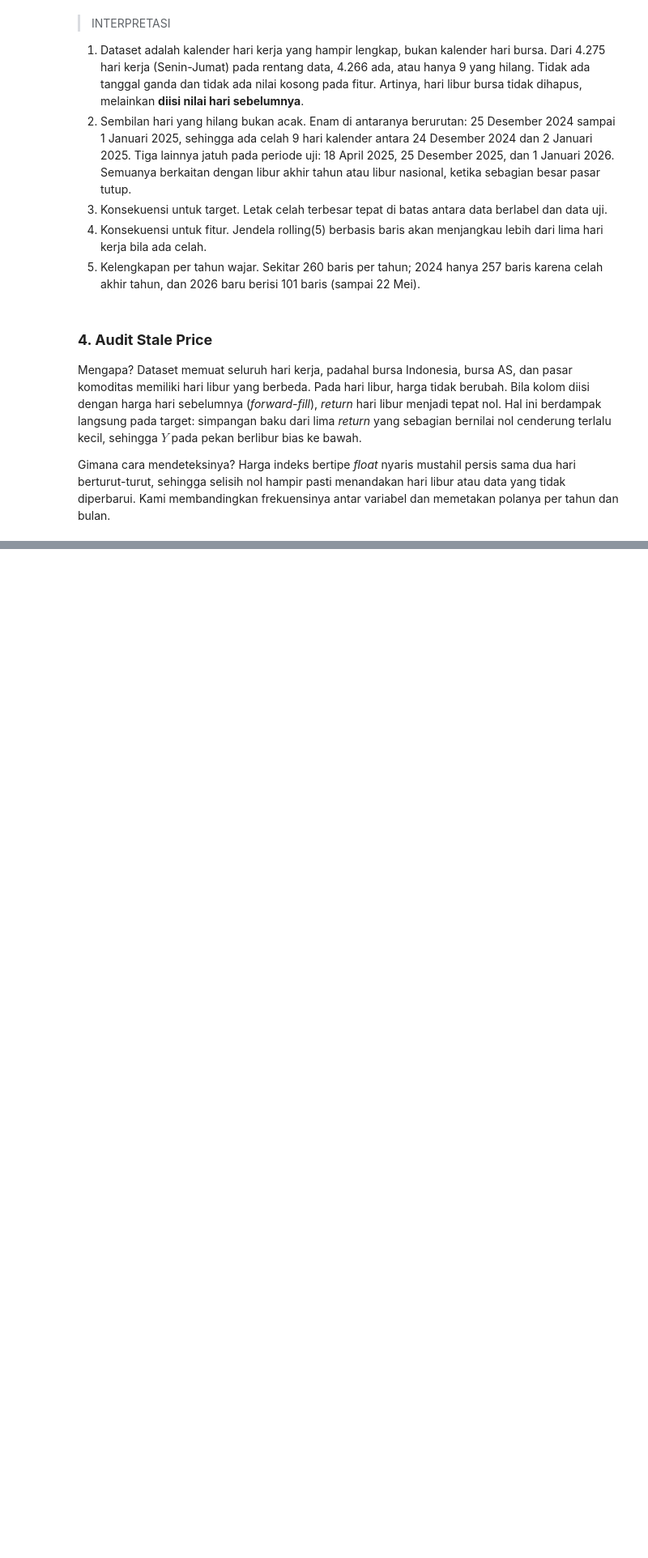
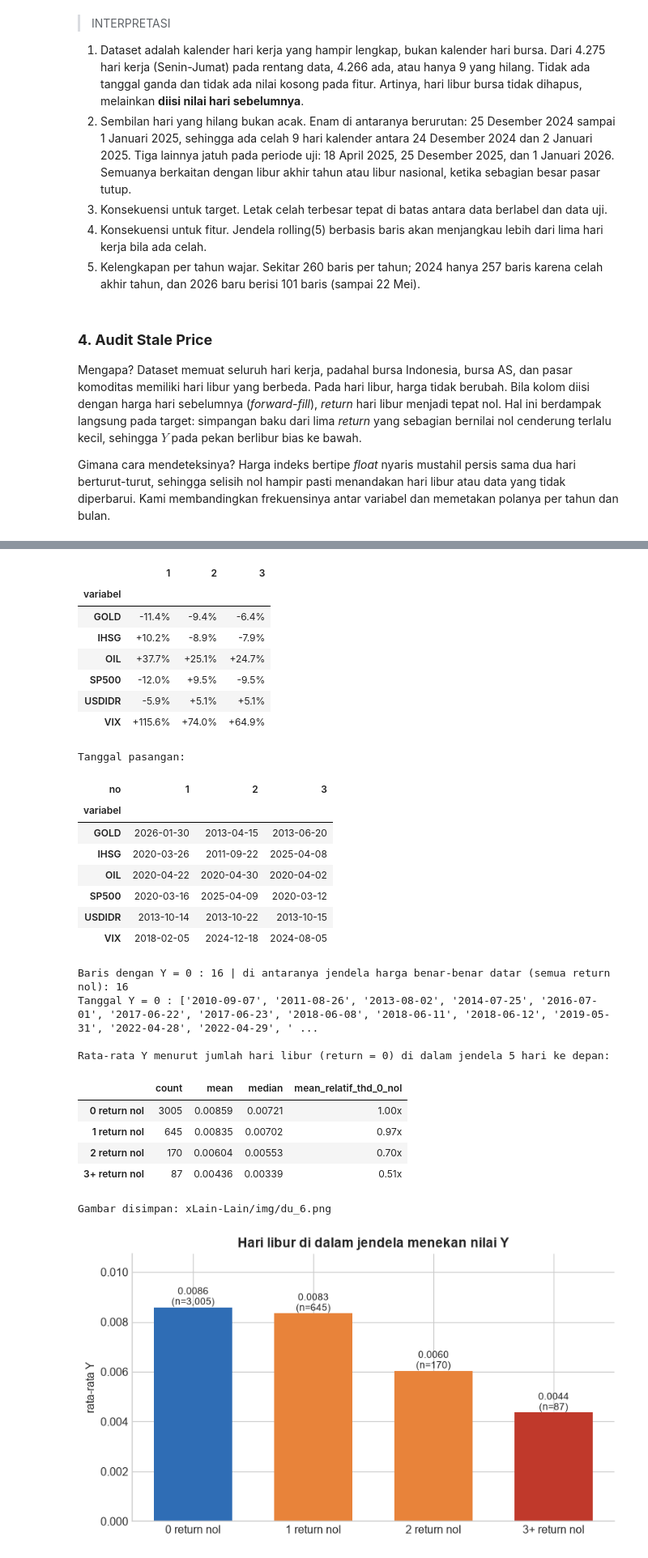
Before and after one commit to g3raldatsc/inception2026, a Jupyter notebook: Notebook/2_data_understanding.ipynb, the cells around one changed output, grey strips where cells are left out. Shown at 81% size. Drawn from its saved outputs; the diff is of its cells as text; code cells hidden in the pictures; blank space fills up the shorter version.

```diff
--- a/Notebook/2_data_understanding.ipynb
+++ b/Notebook/2_data_understanding.ipynb
@@ -292,0 +615,43 @@ Gambar disimpan: xLain-Lain/img/du_1.png
+# %%
+# peristiwa nyata banding kesalahan data
+
+clean_px = df[["GOLD", "SP500", "IHSG", "VIX"]].assign(USDIDR=usd_clean)    # USDIDR setelah koreksi
+oil_ret = df["OIL"].diff() / df["OIL"].shift().abs()
+oil_ret[(df["OIL"] <= 0) | (df["OIL"].shift() <= 0)] = np.nan   # tidak terdefinisi pada harga <= 0
+
+rets = clean_px.pct_change().assign(OIL=oil_ret)
+top = []
+for c in ["IHSG", "SP500", "USDIDR", "GOLD", "OIL", "VIX"]:
+    for d, v in rets[c].abs().nlargest(3).items():
+        top.append({"variabel": c, "tanggal": d.date(), "return_harian": rets.loc[d, c] * 100})
+print("Tiga return harian terbesar tiap variabel (USDIDR setelah koreksi, % harian):")
+display(pd.DataFrame(top).pivot_table(index="variabel", columns=pd.DataFrame(top).groupby("variabel").cumcount() + 1, values="return_harian", aggfunc="first").style.format("{:+.1f}%"))
+print("\nTanggal pasangan:")
+display(pd.DataFrame(top).assign(no=lambda d: d.groupby("variabel").cumcount() + 1).pivot(index="variabel", columns="no", values="tanggal"))
+
+# target 0 stale price pada y
+
+r_all = px.pct_change()
+n_zero_ret_window = (r_all == 0).astype(int).rolling(5).sum().shift(-5) # jumlah return nol di jendela t+1..t+5
+flat_window = (px.rolling(6).max().shift(-5) == px.rolling(6).min().shift(-5))  # harga t..t+5 sama semua
+
+y0 = y[y == 0]
+print(f"\nBaris dengan Y = 0 : {len(y0)} | di antaranya jendela harga benar-benar datar (semua return nol): "
+      f"{int(flat_window[y0.index].sum())}")
+print("Tanggal Y = 0 :", [d.strftime("%Y-%m-%d") for d in y0.index])
+
+tab = (pd.DataFrame({"Y": y, "n_nol": n_zero_ret_window.clip(upper=3)}).dropna().groupby("n_nol")["Y"].agg(["count", "mean", "median"]))
+tab.index = [f"{int(i)}{'+' if i == 3 else ''} return nol" for i in tab.index]
+tab["mean_relatif_thd_0_nol"] = tab["mean"] / tab["mean"].iloc[0]
+print("\nRata-rata Y menurut jumlah hari libur (return = 0) di dalam jendela 5 hari ke depan:")
+display(tab.style.format({"mean": "{:.5f}", "median": "{:.5f}", "mean_relatif_thd_0_nol": "{:.2f}x"}))
+
+fig, ax = plt.subplots(figsize=(7.2, 4.2))
+ax.bar(tab.index, tab["mean"], color=[BLUE, ORANGE, ORANGE, RED][:len(tab)], width=0.65)
+for i, (m, n) in enumerate(zip(tab["mean"], tab["count"])):
+    ax.text(i, m + 0.0001, f"{m:.4f}\n(n={n:,})", ha="center", fontsize=9)
+ax.set_ylabel("rata-rata Y"); ax.set_title("Hari libur di dalam jendela menekan nilai Y")
+ax.set_ylim(0, tab["mean"].max() * 1.25)
+# ax.set_ylim(0, tab["mean"].max() * 1.25)
+plt.tight_layout(); save_fig(fig, "du_6.png"); plt.show()
+# %% [output]
@@ -292,0 +659,28 @@ Gambar disimpan: xLain-Lain/img/du_1.png
+|  | 1 | 2 | 3 |
+| variabel |  |  |  |
+| GOLD | -11.4% | -9.4% | -6.4% |
+| IHSG | +10.2% | -8.9% | -7.9% |
+| OIL | +37.7% | +25.1% | +24.7% |
+| SP500 | -12.0% | +9.5% | -9.5% |
+| USDIDR | -5.9% | +5.1% | +5.1% |
+| VIX | +115.6% | +74.0% | +64.9% |
+Tanggal pasangan:
+| no | 1 | 2 | 3 |
+| variabel |  |  |  |
+| GOLD | 2026-01-30 | 2013-04-15 | 2013-06-20 |
+| IHSG | 2020-03-26 | 2011-09-22 | 2025-04-08 |
+| OIL | 2020-04-22 | 2020-04-30 | 2020-04-02 |
+| SP500 | 2020-03-16 | 2025-04-09 | 2020-03-12 |
+| USDIDR | 2013-10-14 | 2013-10-22 | 2013-10-15 |
+| VIX | 2018-02-05 | 2024-12-18 | 2024-08-05 |
+Baris dengan Y = 0 : 16 | di antaranya jendela harga benar-benar datar (semua return nol): 16
+Tanggal Y = 0 : ['2010-09-07', '2011-08-26', '2013-08-02', '2014-07-25', '2016-07-01', '2017-06-22', '2017-06-23', '2018-06-08', '2018-06-11', '2018-06-12', '2019-05-31', '2022-04-28', '2022-04-29', ' ...
+
+Rata-rata Y menurut jumlah hari libur (return = 0) di dalam jendela 5 hari ke depan:
+|  | count | mean | median | mean_relatif_thd_0_nol |
+| 0 return nol | 3005 | 0.00859 | 0.00721 | 1.00x |
+| 1 return nol | 645 | 0.00835 | 0.00702 | 0.97x |
+| 2 return nol | 170 | 0.00604 | 0.00553 | 0.70x |
+| 3+ return nol | 87 | 0.00436 | 0.00339 | 0.51x |
+Gambar disimpan: xLain-Lain/img/du_6.png
+[figure, added]
```
Also changed, not shown: parts of 41 cells of this notebook, 16 other files.
